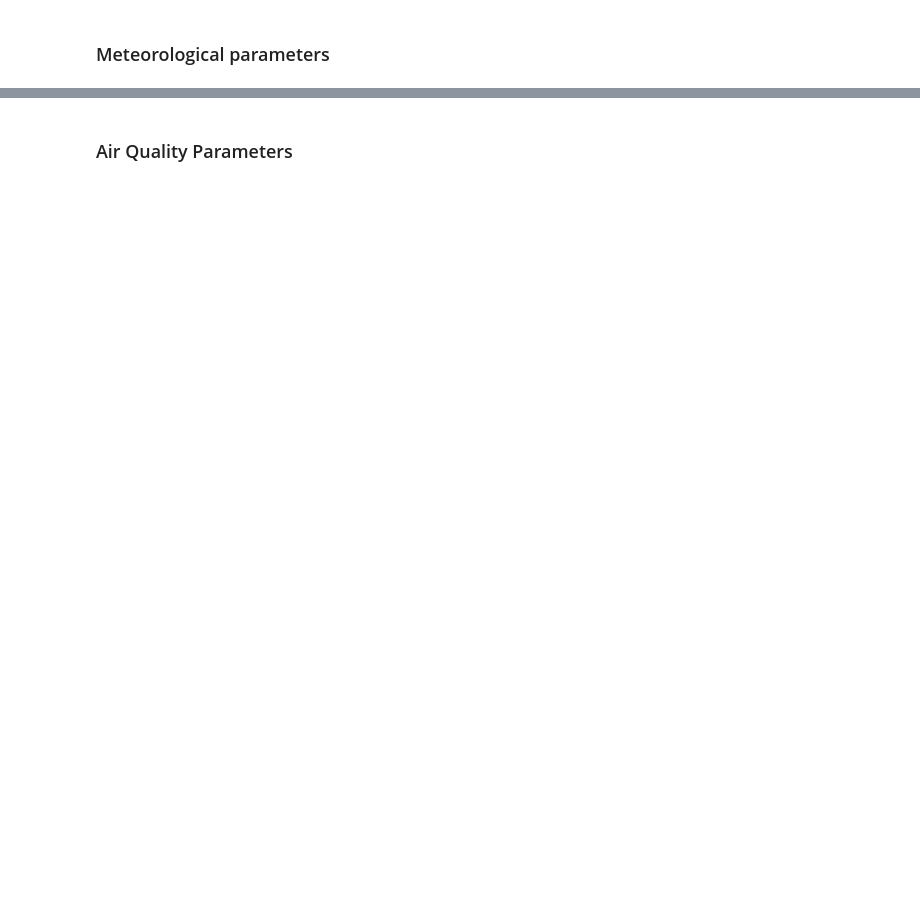
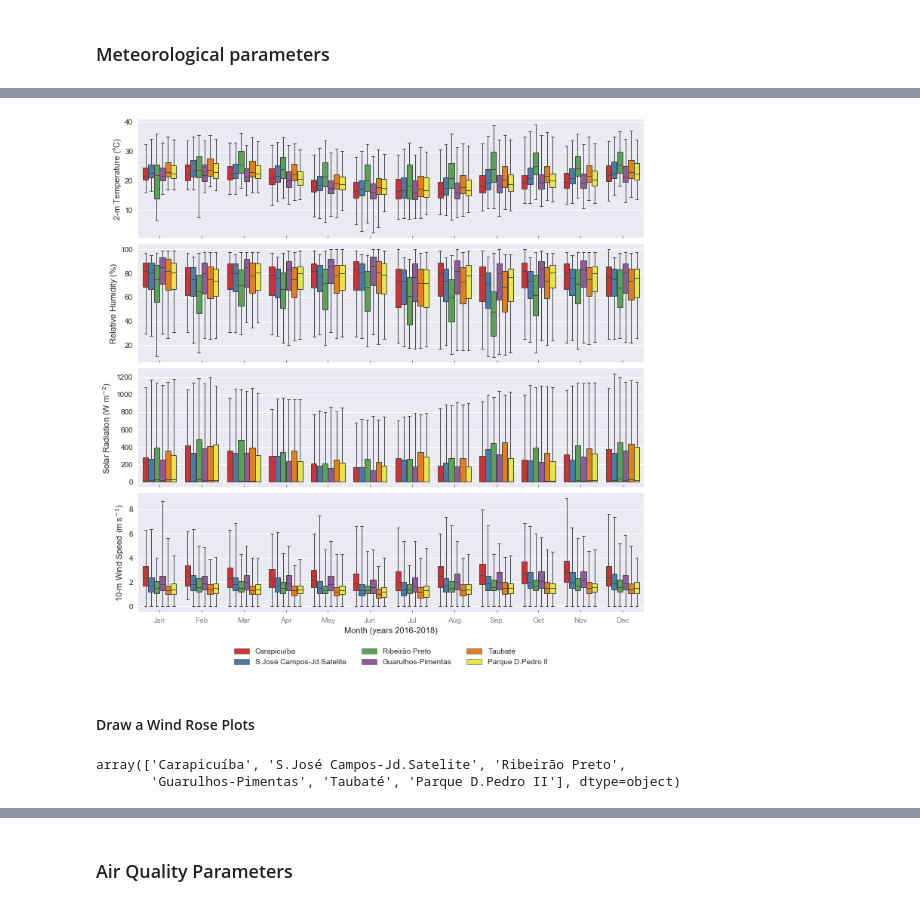
Before and after one commit to adelgadop/PythonObsData, a Jupyter notebook: Ozone.ipynb, the cells around one changed output, grey strips where cells are left out. Drawn from its saved outputs; the diff is of its cells as text; code cells hidden in the pictures; blank space fills up the shorter version.

```diff
--- a/Ozone.ipynb
+++ b/Ozone.ipynb
@@ -361,0 +309,25 @@ for station in df.station.unique():
+# %%
+met_keys = list(data.columns[1:5])
+met_values = ['2-m Temperature (ºC)'        , 'Relative Humidity (%)',
+              'Solar Radiation (W m$^{-2}$)', '10-m Wind Speed (m s$^{-1}$)']
+# %%
+fig, ax = plt.subplots(4, figsize=(12,12), sharex=True,gridspec_kw={'hspace': 0.05})
+
+for i in range(0,4):
+    sns.boxplot(x='month',y=met_keys[i],data=data, hue='station',linewidth=1,
+                palette="Set1", ax=ax[i],whis=6)
+    ax[i].set_ylabel(met_values[i])
+    ax[i].set_xlabel('')
+    ax[i].tick_params(axis="x", direction="in",length=3, width=1, colors='gray')
+
+plt.legend(loc='upper center', bbox_to_anchor=(0.5, -0.25), ncol = 3)
+plt.xlabel('Month (years 2016-2018)')
+
+for i in range(0,3):
+    ax[i].get_legend().remove()
+
+fig.savefig("../4_Draft_Report/Dissertation/fig/Met_boxplot.pdf",bbox_inches='tight');
+# %% [output]
+[figure, added]
+# %% [markdown]
+#### Draw a Wind Rose Plots
@@ -361,0 +337,8 @@ for station in df.station.unique():
+# %%
+df = data[['ws','wd','station','month']].dropna()
+df
+sitesNames = data.station.unique()
+sitesNames
+# %% [output]
+array(['Carapicuíba', 'S.José Campos-Jd.Satelite', 'Ribeirão Preto',
+       'Guarulhos-Pimentas', 'Taubaté', 'Parque D.Pedro II'], dtype=object)
```
Also changed, not shown: parts of 43 cells of this notebook, 2 other files.
